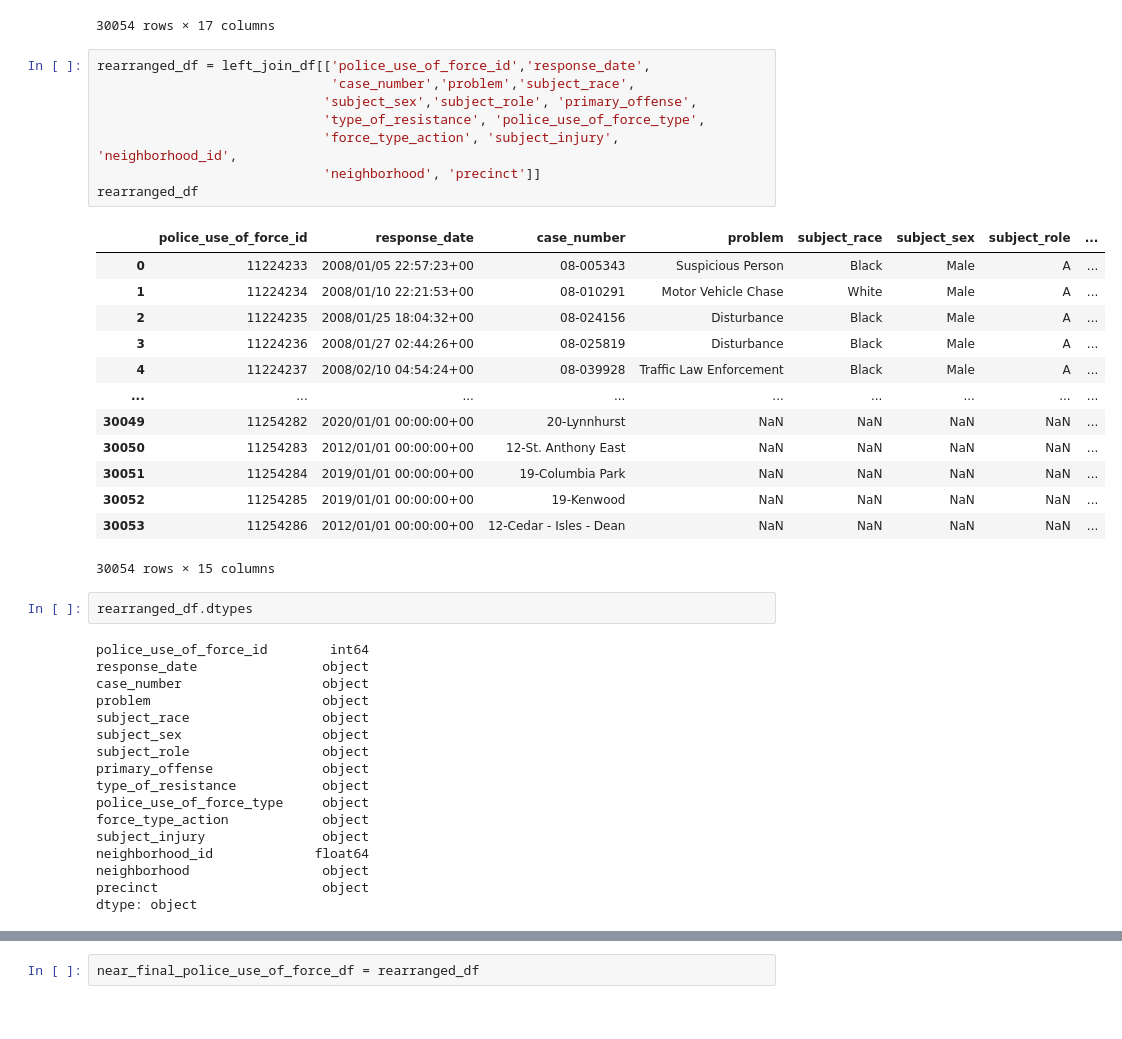
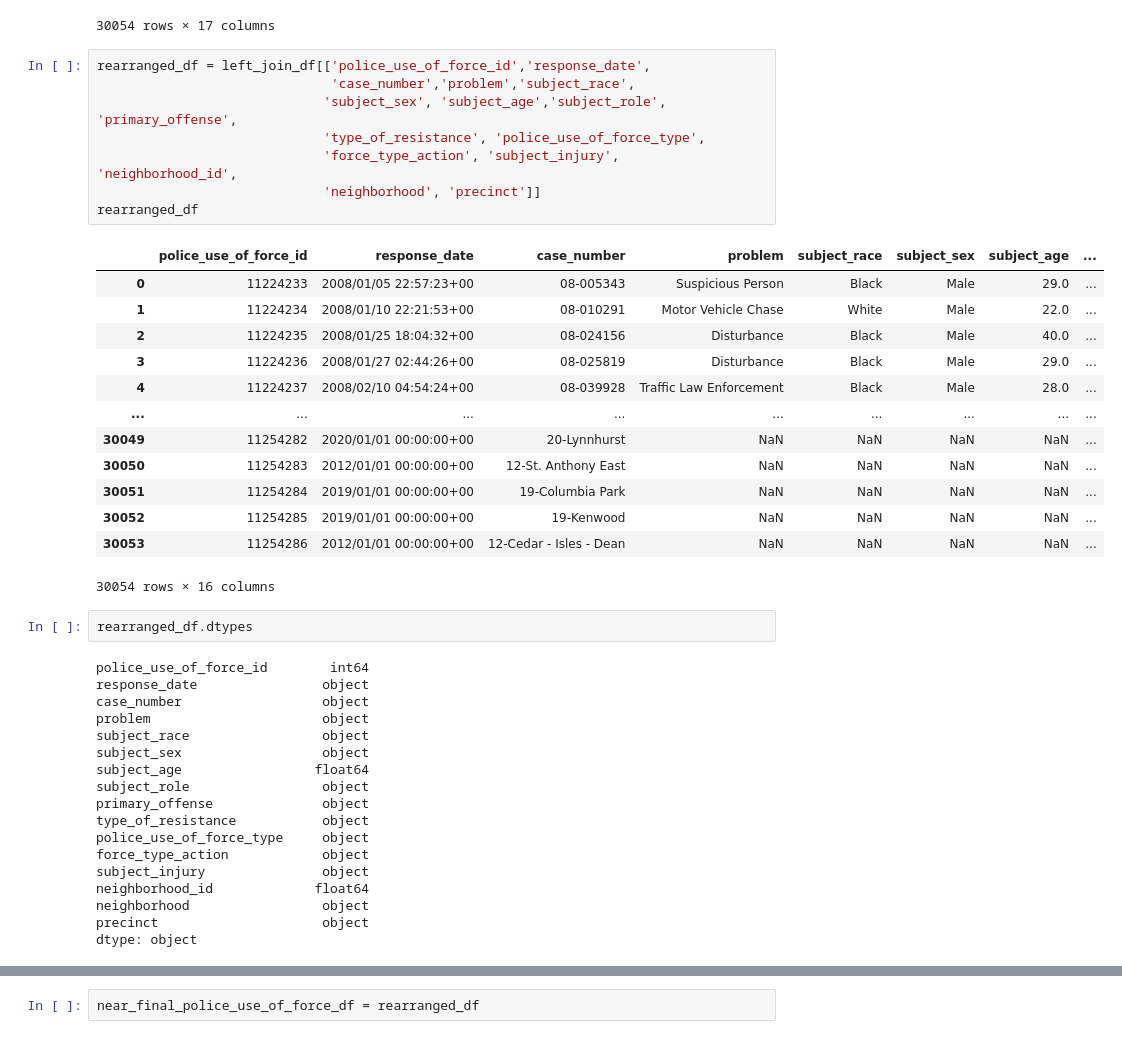
Before and after one commit to SwatiSSwain/REP_13_ETL-Project, a Jupyter notebook: Nick/Pandas_Script/Police_Use_Of_Force.ipynb, the cells around one changed output, grey strips where cells are left out. Cells and saved outputs as stored; diff of their text form.

```diff
--- a/Nick/Pandas_Script/Police_Use_Of_Force.ipynb
+++ b/Nick/Pandas_Script/Police_Use_Of_Force.ipynb
@@ -132,25 +132,25 @@ left_join_df.drop(columns= {"nbhd_key"})
 # %%
 rearranged_df = left_join_df[['police_use_of_force_id','response_date',
                               'case_number','problem','subject_race',
-                             'subject_sex','subject_role', 'primary_offense',
+                             'subject_sex', 'subject_age','subject_role', 'primary_offense',
                              'type_of_resistance', 'police_use_of_force_type',
                              'force_type_action', 'subject_injury', 'neighborhood_id',
                              'neighborhood', 'precinct']]
 rearranged_df
 # %% [output]
-|  | police_use_of_force_id | response_date | case_number | problem | subject_race | subject_sex | subject_role | ... |
-| 0 | 11224233 | 2008/01/05 22:57:23+00 | 08-005343 | Suspicious Person | Black | Male | A | ... |
-| 1 | 11224234 | 2008/01/10 22:21:53+00 | 08-010291 | Motor Vehicle Chase | White | Male | A | ... |
-| 2 | 11224235 | 2008/01/25 18:04:32+00 | 08-024156 | Disturbance | Black | Male | A | ... |
-| 3 | 11224236 | 2008/01/27 02:44:26+00 | 08-025819 | Disturbance | Black | Male | A | ... |
-| 4 | 11224237 | 2008/02/10 04:54:24+00 | 08-039928 | Traffic Law Enforcement | Black | Male | A | ... |
+|  | police_use_of_force_id | response_date | case_number | problem | subject_race | subject_sex | subject_age | ... |
+| 0 | 11224233 | 2008/01/05 22:57:23+00 | 08-005343 | Suspicious Person | Black | Male | 29.0 | ... |
+| 1 | 11224234 | 2008/01/10 22:21:53+00 | 08-010291 | Motor Vehicle Chase | White | Male | 22.0 | ... |
+| 2 | 11224235 | 2008/01/25 18:04:32+00 | 08-024156 | Disturbance | Black | Male | 40.0 | ... |
+| 3 | 11224236 | 2008/01/27 02:44:26+00 | 08-025819 | Disturbance | Black | Male | 29.0 | ... |
+| 4 | 11224237 | 2008/02/10 04:54:24+00 | 08-039928 | Traffic Law Enforcement | Black | Male | 28.0 | ... |
 | ... | ... | ... | ... | ... | ... | ... | ... | ... |
 | 30049 | 11254282 | 2020/01/01 00:00:00+00 | 20-Lynnhurst | NaN | NaN | NaN | NaN | ... |
 | 30050 | 11254283 | 2012/01/01 00:00:00+00 | 12-St. Anthony East | NaN | NaN | NaN | NaN | ... |
 | 30051 | 11254284 | 2019/01/01 00:00:00+00 | 19-Columbia Park | NaN | NaN | NaN | NaN | ... |
 | 30052 | 11254285 | 2019/01/01 00:00:00+00 | 19-Kenwood | NaN | NaN | NaN | NaN | ... |
 | 30053 | 11254286 | 2012/01/01 00:00:00+00 | 12-Cedar - Isles - Dean | NaN | NaN | NaN | NaN | ... |
-30054 rows × 15 columns
+30054 rows × 16 columns
 # %%
 rearranged_df.dtypes
 # %% [output]
@@ -160,6 +160,7 @@ case_number                  object
 problem                      object
 subject_race                 object
 subject_sex                  object
+subject_age                 float64
 subject_role                 object
 primary_offense              object
 type_of_resistance           object
```
Also changed, not shown: parts of 10 cells of this notebook, 1 other file.
